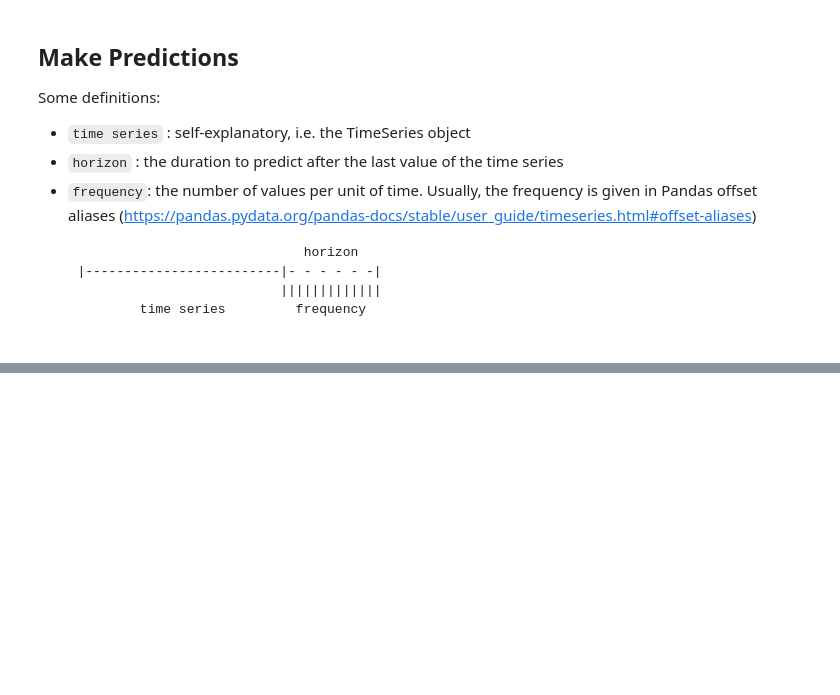
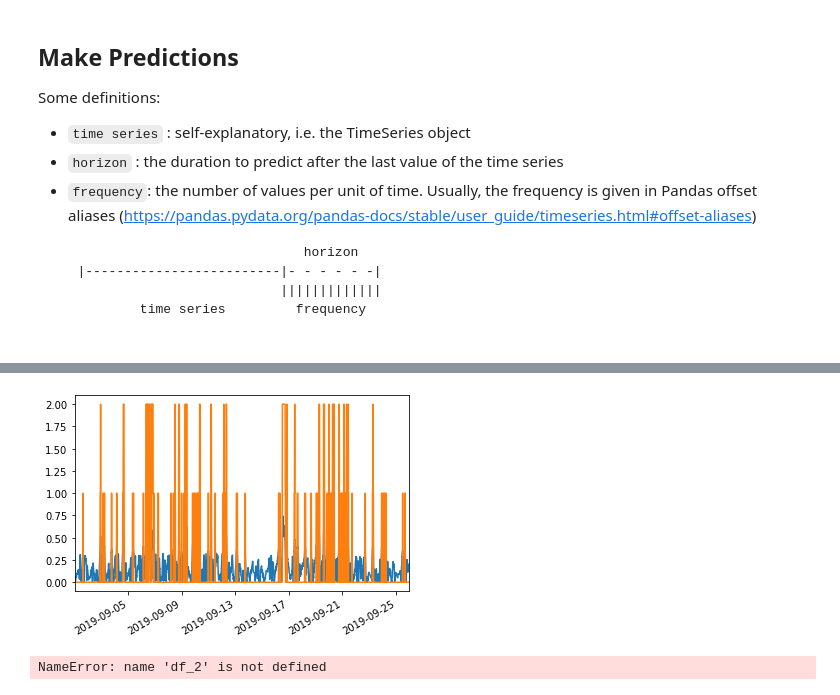
Before and after one commit to timeatlas-dev/timeatlas, a Jupyter notebook: docs/scrapbook.ipynb, the cells around one changed output, grey strips where cells are left out. Saved outputs shown, nothing was run; the diff lists cells and outputs as text; code cells hidden in the pictures; blank space fills up the shorter version.

```diff
--- a/docs/scrapbook.ipynb
+++ b/docs/scrapbook.ipynb
@@ -92,0 +141,5 @@ from timeatlas.detectors import Surprise
+# %%
+d.surprise.plot()
+d.alerts.plot()
+# %% [output]
+[figure, added]
@@ -92,0 +150,9 @@ from timeatlas.detectors import Surprise
+# %%
+warning_percent = 0.85
+warning_threshold = df_2["re_norm"].quantile(q=warning_percent)
+critical_percent = 0.95
+critical_threshold = df_2["re_norm"].quantile(q=critical_percent)
+df_2["warn"] = df_2.apply(lambda x: warn(x.re_norm, warning_threshold, critical_threshold), axis=1)
+df_2["warn_roll"] = df_2["warn"].rolling("120 min").max()
+# %% [output]
+NameError: name 'df_2' is not defined
```
Also changed, not shown: parts of 22 cells of this notebook, 14 other files.
